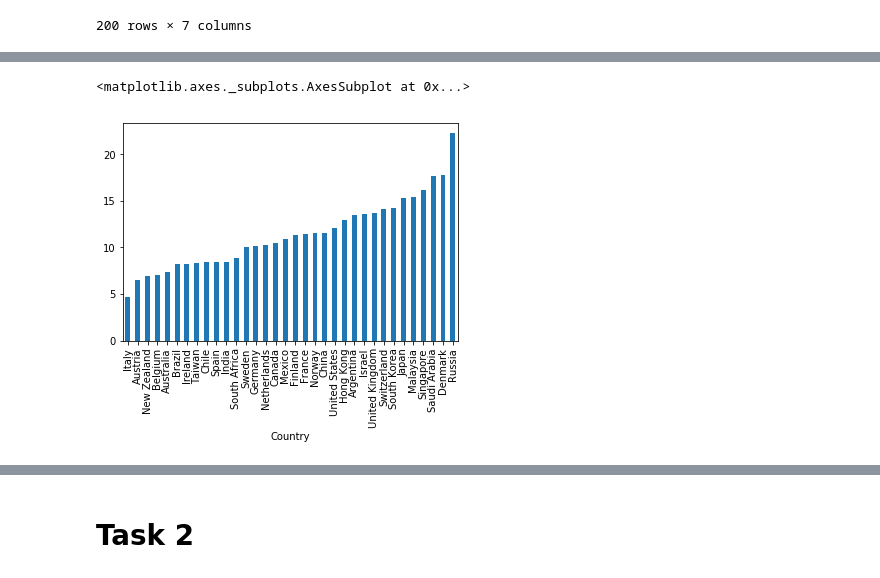
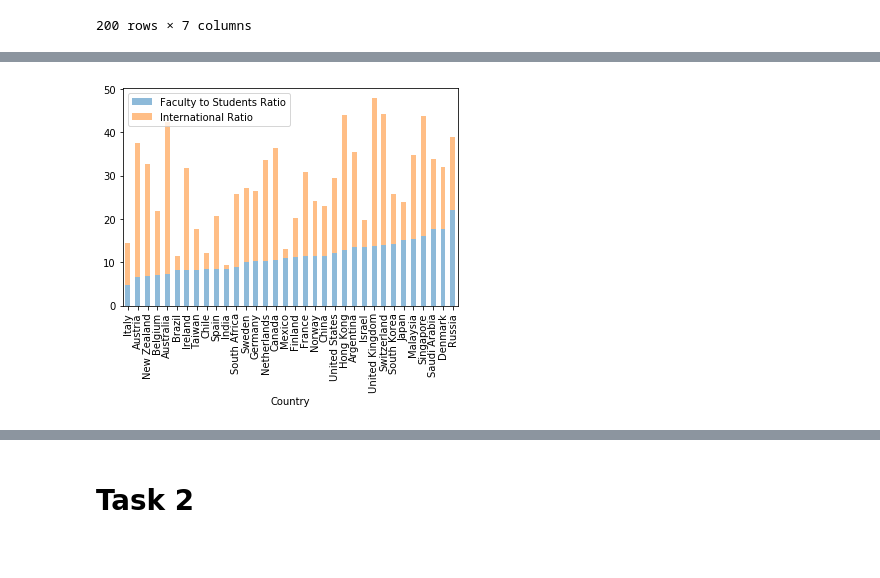
Before and after one commit to pmichele/ADA-Group, a Jupyter notebook: Michele/02 - Data from the Web/Homework 2.ipynb, the cells around one changed output, grey strips where cells are left out. Cells and saved outputs as stored; diff of their text form; code cells hidden in the pictures.

```diff
--- a/Michele/02 - Data from the Web/Homework 2.ipynb
+++ b/Michele/02 - Data from the Web/Homework 2.ipynb
@@ -157,11 +141,15 @@ bestRatios(df['International Students'] / df['Total Students'])
 # %%
 # Best university groups according to the ratio of 2 given attributes
 def groupRatios(df, column, numerator, denominator):
     groups = df.groupby(column)
-    res = (groups[numerator].sum() / groups[denominator].sum()).sort_values(ascending=True) * 100
-    return res.plot(kind='bar')
+    return (groups[numerator].sum() / groups[denominator].sum()) * 100
 
-groupRatios(df, 'Country', 'Total Faculty Members', 'Total Students')
+def plotGroups(df, by):
+    res1 = groupRatios(df, by, 'International Students', 'Total Students')
+    res2 = groupRatios(df, by, 'Total Faculty Members', 'Total Students')
+    plotDF = pd.DataFrame({'International Ratio' : res1, 'Faculty to Students Ratio' : res2})
+    plotDF.sort_values('Faculty to Students Ratio').plot(kind='bar', stacked=True, alpha=0.5)
+
+plotGroups(df, 'Country')
 # %% [output]
-<matplotlib.axes._subplots.AxesSubplot at 0x...>
-[figure, old version]
+[figure, new version]
```
Also changed, not shown: parts of 16 cells of this notebook.
